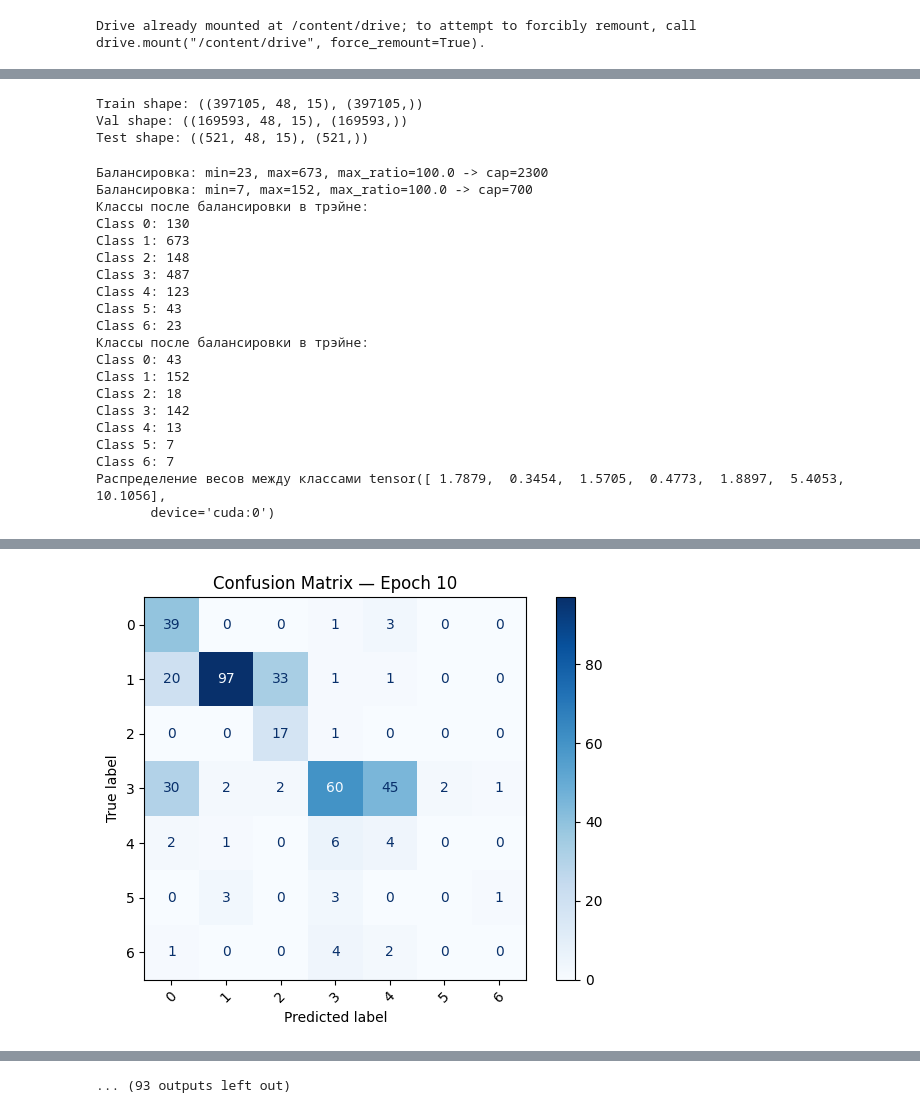
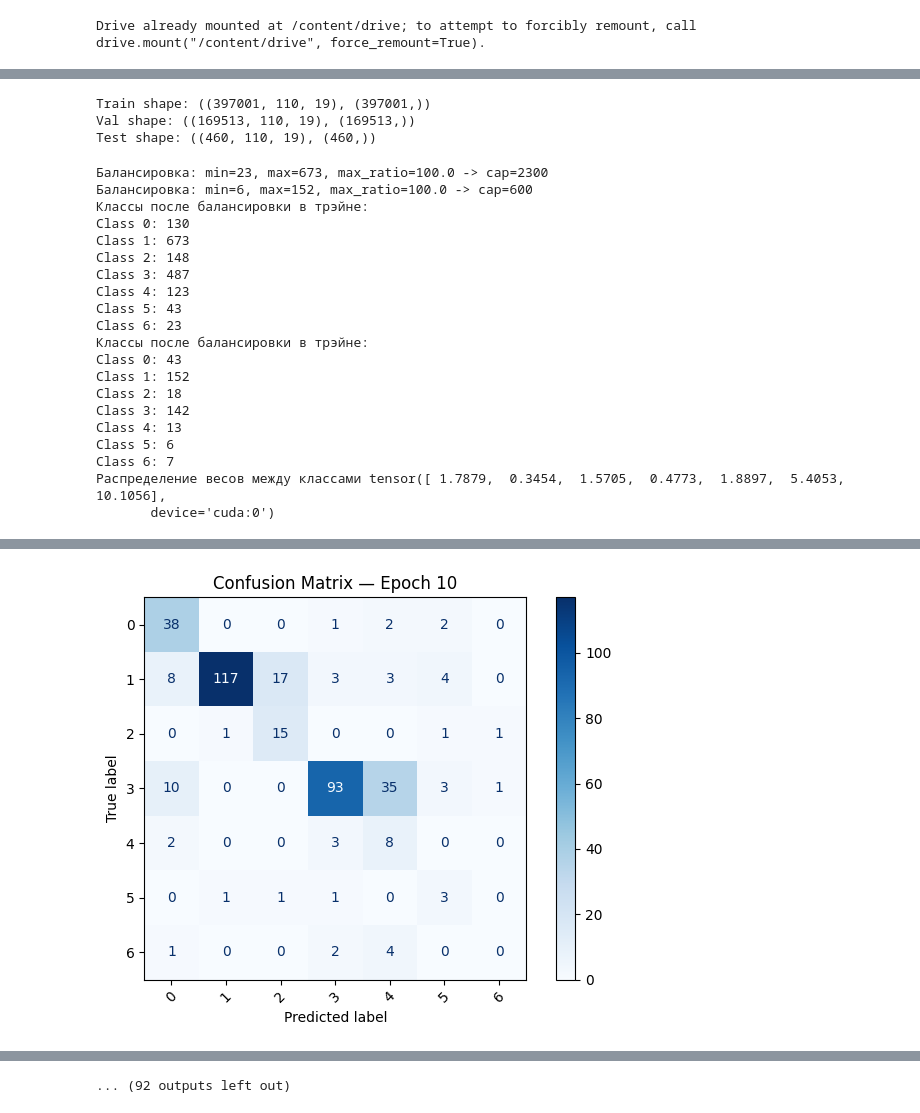
Before and after one commit to SIA86/-DUET, a Jupyter notebook: duet_class/DUET_classification.ipynb, the cells around one changed output, grey strips where cells are left out. Drawn from its saved outputs; the diff is of its cells as text; code cells hidden in the pictures.

```diff
--- a/duet_class/DUET_classification.ipynb
+++ b/duet_class/DUET_classification.ipynb
@@ -167,8 +133,13 @@ labels_preparer = FinancialTimeSeriesPreparer(
 )
 
 df, _ = data_preparer.prepare(df, ensure_ohlcv=True, from_date="2023-01-01", to_date="2024-01-30")
-labels, _ = labels_preparer.prepare(labels, ensure_ohlcv=False, from_date="2022-01-01", to_date="2025-01-30")
+labels, _ = labels_preparer.prepare(labels, ensure_ohlcv=False, from_date="2023-01-01", to_date="2024-01-30")
 
 labels.index = labels.index.round("1min")   # до ближайшей минуты
-labels
+print(f"Labels index from {labels.index[0]} to {labels.index[-1]}")
+
+df['target'] = labels['target']
+df.fillna({'target':-1}, inplace=True)
+# df.loc[df['zScore_bin'] == 0, 'target'] = -1 # все что не аномалия помечаем как класс -1
+df['target'].value_counts()
 # %% [output]
@@ -219,27 +247,20 @@ Config features: ['Open', 'High', 'Low', 'Close', 'Volume', 'timeenc_0', 'timeen
 # %%
-# --- 1. Предобработка данных ---
+# @title Предобработка данных
 
 split = SplitConfig(
     n_folds=1,
     mode="expanding",
-    ratios=(0.70, 0.299, 0.001),
+    ratios=config.split_ratio,
     step_size=None,
     gap=0,
     sliding_train_size=None,
 )
 
-if config.predict_type.upper() == "DETECT":
-    y_end_offset = 0
-elif config.predict_type.upper() == "NEXT":
-    y_end_offset = 1
-else:
-    raise ValueError("config.predict_type должен быть 'DETECT' или 'NEXT'")
-
 window = WindowConfig(
     x_window=config.seq_len,
-    x_end_offset=0,
+    x_end_offset=config.x_end_offset,
     y_window=1,
-    y_end_offset=y_end_offset,
+    y_end_offset=config.y_end_offset,
     allow_left_context_for_x=False,
 )
 
@@ -274,15 +295,20 @@ print(f"Train shape: {x_train.shape, y_train.shape}")
 print(f"Val shape: {x_val.shape, y_val.shape}")
 print(f"Test shape: {x_test.shape, y_test.shape}")
 # %% [output]
-Train shape: ((397105, 48, 15), (397105,))
-Val shape: ((169593, 48, 15), (169593,))
-Test shape: ((521, 48, 15), (521,))
+Train shape: ((397001, 110, 19), (397001,))
+Val shape: ((169513, 110, 19), (169513,))
+Test shape: ((460, 110, 19), (460,))
 # %%
+# @title Балансируем и убираем не аномалии
+x_train, y_train = preprocess.balance_windows(x_train, y_train, max_ratio=100, exclude_labels=[-1])
+x_val, y_val = preprocess.balance_windows(x_val, y_val, max_ratio=100, exclude_labels=[-1])
+# x_test, y_test = preprocess.balance_windows(x_test, y_test, max_ratio=100, exclude_labels=-1)
 
-# Балансируем (если не нужно, то закомментировать)
-x_train, y_train = preprocess.balance_windows(x_train, y_train, max_ratio=100, exclude_labels=-1)
-x_val, y_val = preprocess.balance_windows(x_val, y_val, max_ratio=100, exclude_labels=-1)
-# x_test, y_test = preprocess.balance_windows(x_test, y_test, max_ratio=100, exclude_labels=-1)
+from sklearn.preprocessing import LabelEncoder
+
+le = LabelEncoder()
+y_train = le.fit_transform(y_train)
+y_val = le.fit_transform(y_val)
 
 # Проверяем балансировку
 unique, counts = np.unique(y_train, return_counts=True)
@@ -301,7 +327,7 @@ class_weights = torch.tensor(class_weights, dtype=torch.float32).to(device)
 print(f"Распределение весов между класcами {class_weights}")
 # %% [output]
 Балансировка: min=23, max=673, max_ratio=100.0 -> cap=2300
-Балансировка: min=7, max=152, max_ratio=100.0 -> cap=700
+Балансировка: min=6, max=152, max_ratio=100.0 -> cap=600
 Классы после балансировки в трэйне:
 Class 0: 130
 Class 1: 673
@@ -316,12 +342,13 @@ Class 1: 152
 Class 2: 18
 Class 3: 142
 Class 4: 13
-Class 5: 7
+Class 5: 6
 Class 6: 7
 Распределение весов между класcами tensor([ 1.7879,  0.3454,  1.5705,  0.4773,  1.8897,  5.4053, 10.1056],
        device='cuda:0')
 # %%
-# --- 4. Создание DataLoader'ов ---
+# @title Обучение ДУЭТ
+
 train_dataset = TensorDataset(
     torch.tensor(x_train, dtype=torch.float32),
     torch.tensor(y_train, dtype=torch.long)
@@ -330,14 +357,9 @@ val_dataset = TensorDataset(
     torch.tensor(x_val, dtype=torch.float32),
     torch.tensor(y_val, dtype=torch.long)
 )
-test_dataset = TensorDataset(
-    torch.tensor(x_test, dtype=torch.float32),
-    torch.tensor(y_test, dtype=torch.long)
-)
 
 train_loader = DataLoader(train_dataset, batch_size=config.batch_size, shuffle=True)
 val_loader = DataLoader(val_dataset, batch_size=config.batch_size)
-test_loader = DataLoader(test_dataset, batch_size=config.batch_size)
 
 # --- 6. Инициализация модели ---
 model = DUETModel(config).to(device)
@@ -374 +394 @@ Saving best val_acc model weights to /content/drive/MyDrive/stocks/duet/duet_cla
-[figure, old version]
+[figure, new version]
@@ -376 +396 @@ Saving best val_acc model weights to /content/drive/MyDrive/stocks/duet/duet_cla
-... (93 outputs left out)
+... (92 outputs left out)
```
Also changed, not shown: parts of 16 cells of this notebook, 6 other files.
